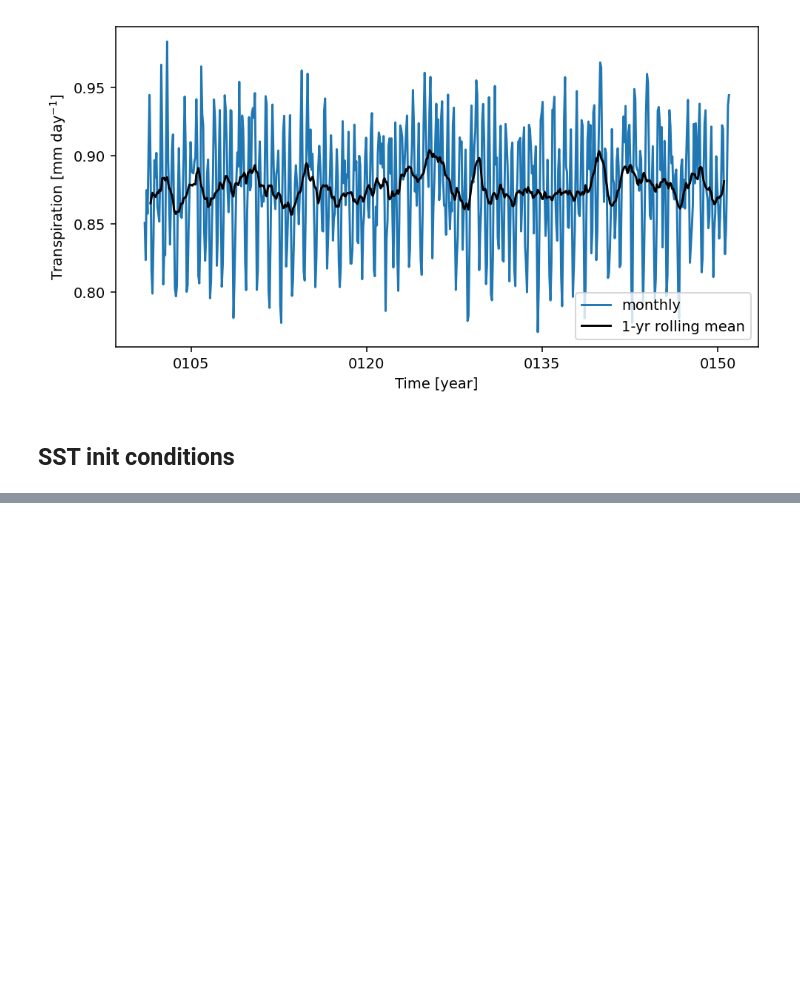
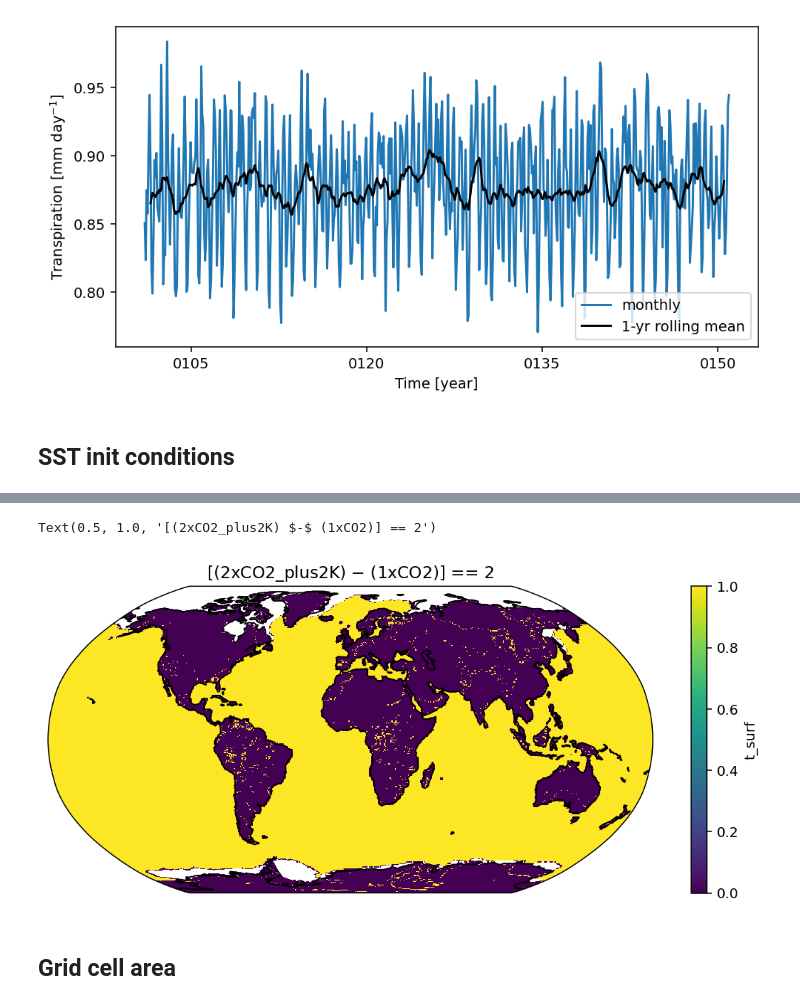
Before and after one commit to bbuchovecky/itcz_phys, a Jupyter notebook: notebooks/05_am2.5-spin-up.ipynb, the cells around one changed output, grey strips where cells are left out. Cells and saved outputs as stored; diff of their text form; code cells hidden in the pictures; blank space fills up the shorter version.

```diff
--- a/notebooks/05_am2.5-spin-up.ipynb
+++ b/notebooks/05_am2.5-spin-up.ipynb
@@ -364,5 +310,5 @@ conserve_order1
 # %%
-# co2x1 = getoutput('CTL1990s_1xCO2', 'atmos_month', getAll=True)
+co2x1 = getoutput('CTL1990s_1xCO2', 'atmos_month', getAll=True)
 # vegnco2x2 = getoutput('CTL1990s_vegn2xCO2', 'atmos_month', getAll=True)
 co2x2_plus2k = getoutput('CTL1990s_2xCO2_plus2K', 'atmos_month', getAll=True)
 # physco2x2_plus2k = getoutput('CTL1990s_phys2xCO2_plus2K', 'atmos_month', getAll=True)
@@ -375,0 +336,12 @@ co2x2_plus2k['t_surf'].isel(time=0).where(ice_mask == 0).plot()
+# %%
+map_proj = ccrs.Robinson()
+fig,ax = plt.subplots(figsize=(10,4), subplot_kw={'projection': map_proj})
+
+(np.around((co2x2_plus2k['t_surf'].isel(time=0) - co2x1['t_surf'].isel(time=0)), decimals=1) == 2).where(ice_mask == 0).plot(ax=ax, transform=ccrs.PlateCarree())
+ax.coastlines()
+ax.set_title('[(2xCO2_plus2K) $-$ (1xCO2)] == 2')
+# %% [output]
+Text(0.5, 1.0, '[(2xCO2_plus2K) $-$ (1xCO2)] == 2')
+[figure, added]
+# %% [markdown]
+## Grid cell area
```
Also changed, not shown: parts of 9 cells of this notebook, 1 other file.
